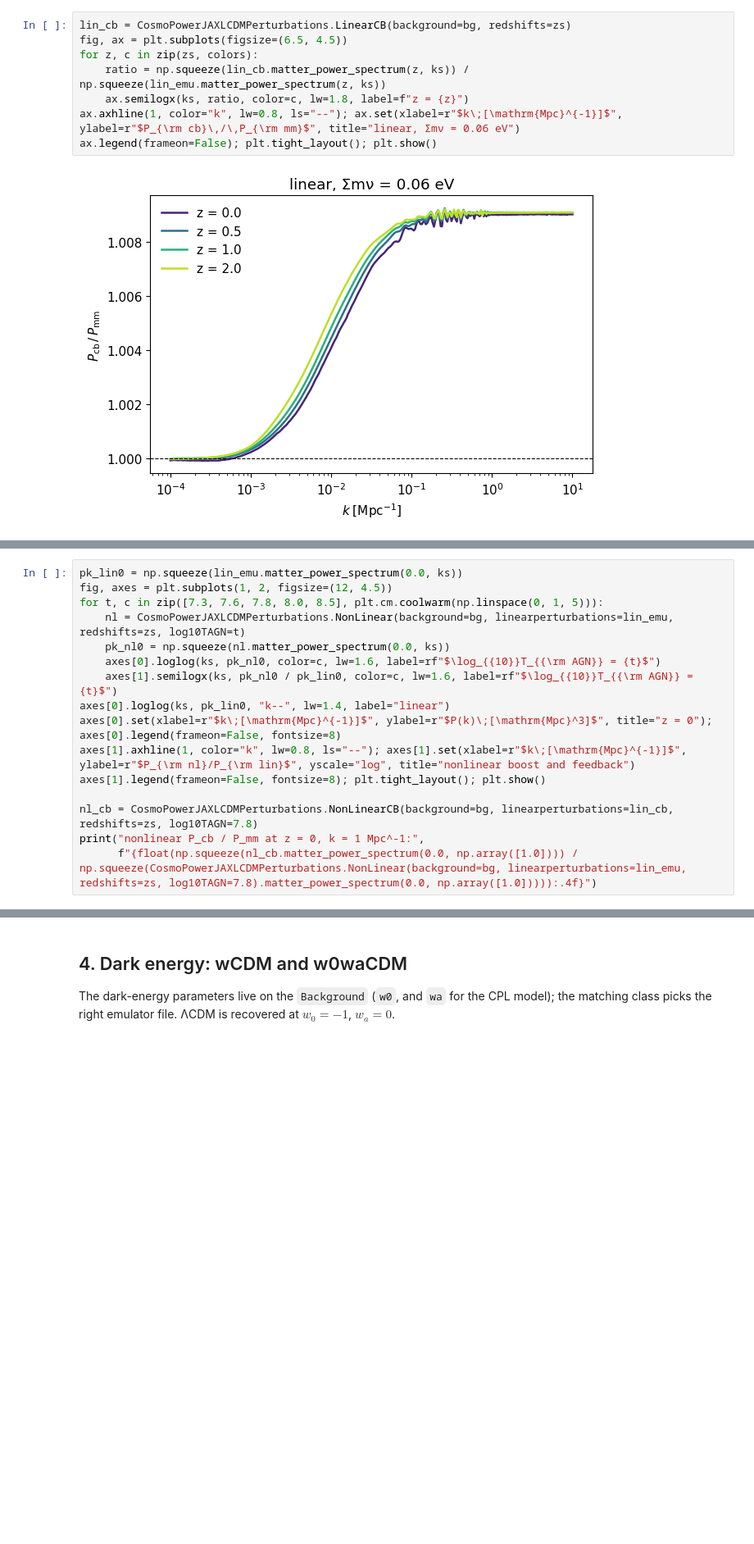
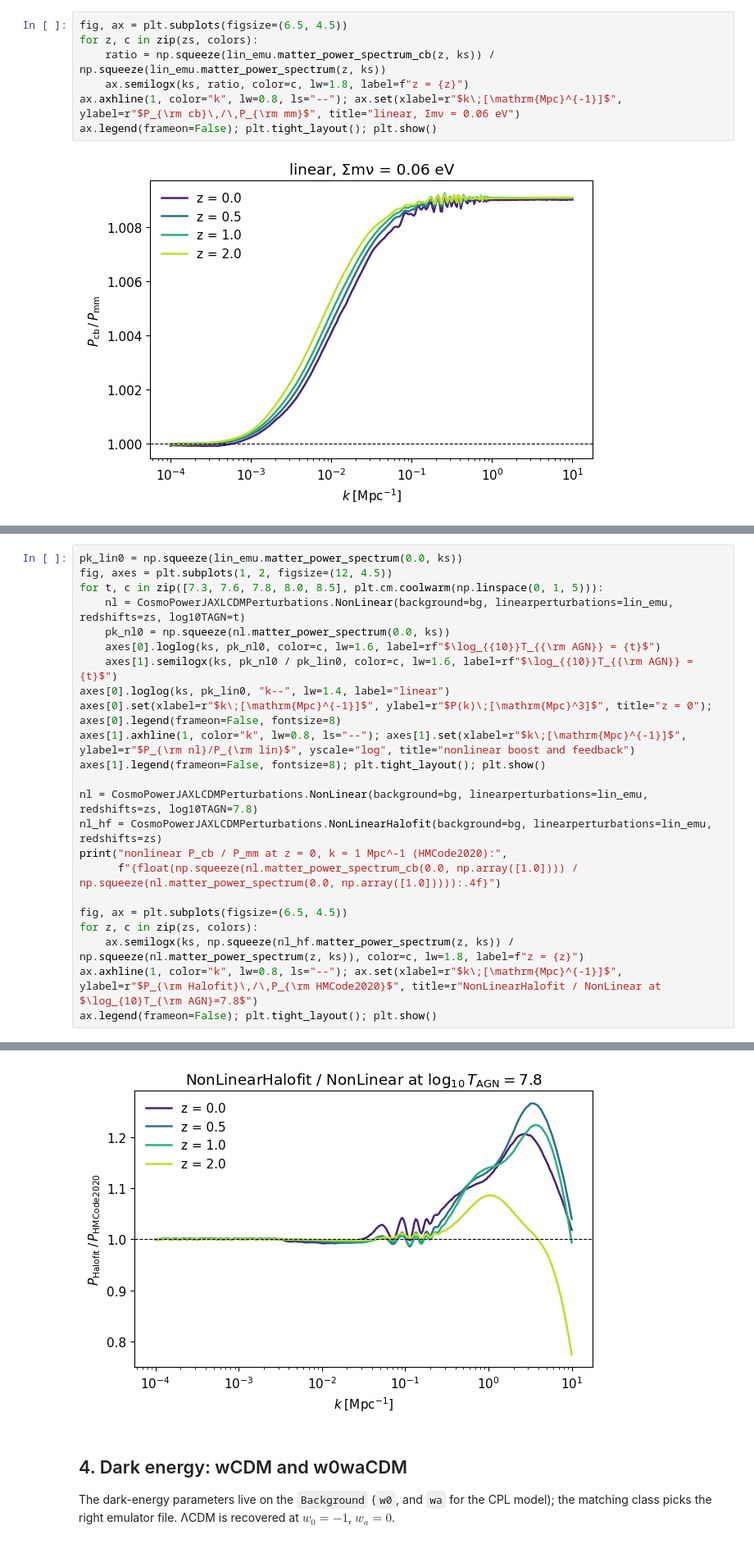
Before and after one commit to cosmopower-organization/Euclid-DR1-matter-emulators, a Jupyter notebook: notebooks/04_cloelib_interface.ipynb, the cells around one changed output, grey strips where cells are left out. Shown at 82% size. Saved outputs shown, nothing was run; the diff lists cells and outputs as text; blank space fills up the shorter version.

```diff
--- a/notebooks/04_cloelib_interface.ipynb
+++ b/notebooks/04_cloelib_interface.ipynb
@@ -97,8 +109,7 @@ Note: redshifts have been re-sorted (earliest first)
 # %%
-lin_cb = CosmoPowerJAXLCDMPerturbations.LinearCB(background=bg, redshifts=zs)
 fig, ax = plt.subplots(figsize=(6.5, 4.5))
 for z, c in zip(zs, colors):
-    ratio = np.squeeze(lin_cb.matter_power_spectrum(z, ks)) / np.squeeze(lin_emu.matter_power_spectrum(z, ks))
+    ratio = np.squeeze(lin_emu.matter_power_spectrum_cb(z, ks)) / np.squeeze(lin_emu.matter_power_spectrum(z, ks))
     ax.semilogx(ks, ratio, color=c, lw=1.8, label=f"z = {z}")
 ax.axhline(1, color="k", lw=0.8, ls="--"); ax.set(xlabel=r"$k\;[\mathrm{Mpc}^{-1}]$", ylabel=r"$P_{\rm cb}\,/\,P_{\rm mm}$", title="linear, Σmν = 0.06 eV")
 ax.legend(frameon=False); plt.tight_layout(); plt.show()
@@ -122,8 +134,15 @@ axes[0].set(xlabel=r"$k\;[\mathrm{Mpc}^{-1}]$", ylabel=r"$P(k)\;[\mathrm{Mpc}^3]
 axes[1].axhline(1, color="k", lw=0.8, ls="--"); axes[1].set(xlabel=r"$k\;[\mathrm{Mpc}^{-1}]$", ylabel=r"$P_{\rm nl}/P_{\rm lin}$", yscale="log", title="nonlinear boost and feedback")
 axes[1].legend(frameon=False, fontsize=8); plt.tight_layout(); plt.show()
 
-nl_cb = CosmoPowerJAXLCDMPerturbations.NonLinearCB(background=bg, linearperturbations=lin_cb, redshifts=zs, log10TAGN=7.8)
-print("nonlinear P_cb / P_mm at z = 0, k = 1 Mpc^-1:",
-      f"{float(np.squeeze(nl_cb.matter_power_spectrum(0.0, np.array([1.0]))) / np.squeeze(CosmoPowerJAXLCDMPerturbations.NonLinear(background=bg, linearperturbations=lin_emu, redshifts=zs, log10TAGN=7.8).matter_power_spectrum(0.0, np.array([1.0])))):.4f}")
+nl = CosmoPowerJAXLCDMPerturbations.NonLinear(background=bg, linearperturbations=lin_emu, redshifts=zs, log10TAGN=7.8)
+nl_hf = CosmoPowerJAXLCDMPerturbations.NonLinearHalofit(background=bg, linearperturbations=lin_emu, redshifts=zs)
+print("nonlinear P_cb / P_mm at z = 0, k = 1 Mpc^-1 (HMCode2020):",
+      f"{float(np.squeeze(nl.matter_power_spectrum_cb(0.0, np.array([1.0]))) / np.squeeze(nl.matter_power_spectrum(0.0, np.array([1.0])))):.4f}")
+
+fig, ax = plt.subplots(figsize=(6.5, 4.5))
+for z, c in zip(zs, colors):
+    ax.semilogx(ks, np.squeeze(nl_hf.matter_power_spectrum(z, ks)) / np.squeeze(nl.matter_power_spectrum(z, ks)), color=c, lw=1.8, label=f"z = {z}")
+ax.axhline(1, color="k", lw=0.8, ls="--"); ax.set(xlabel=r"$k\;[\mathrm{Mpc}^{-1}]$", ylabel=r"$P_{\rm Halofit}\,/\,P_{\rm HMCode2020}$", title=r"NonLinearHalofit / NonLinear at $\log_{10}T_{\rm AGN}=7.8$")
+ax.legend(frameon=False); plt.tight_layout(); plt.show()
 # %% [output]
 [figure]
@@ -131,3 +150,4 @@ nonlinear P_cb / P_mm at z = 0, k = 1 Mpc^-1: 1.0087
+[figure, added]
 # %% [markdown]
 ## 4. Dark energy: wCDM and w0waCDM
 
```
Also changed, not shown: parts of 10 cells of this notebook, 24 other files.
